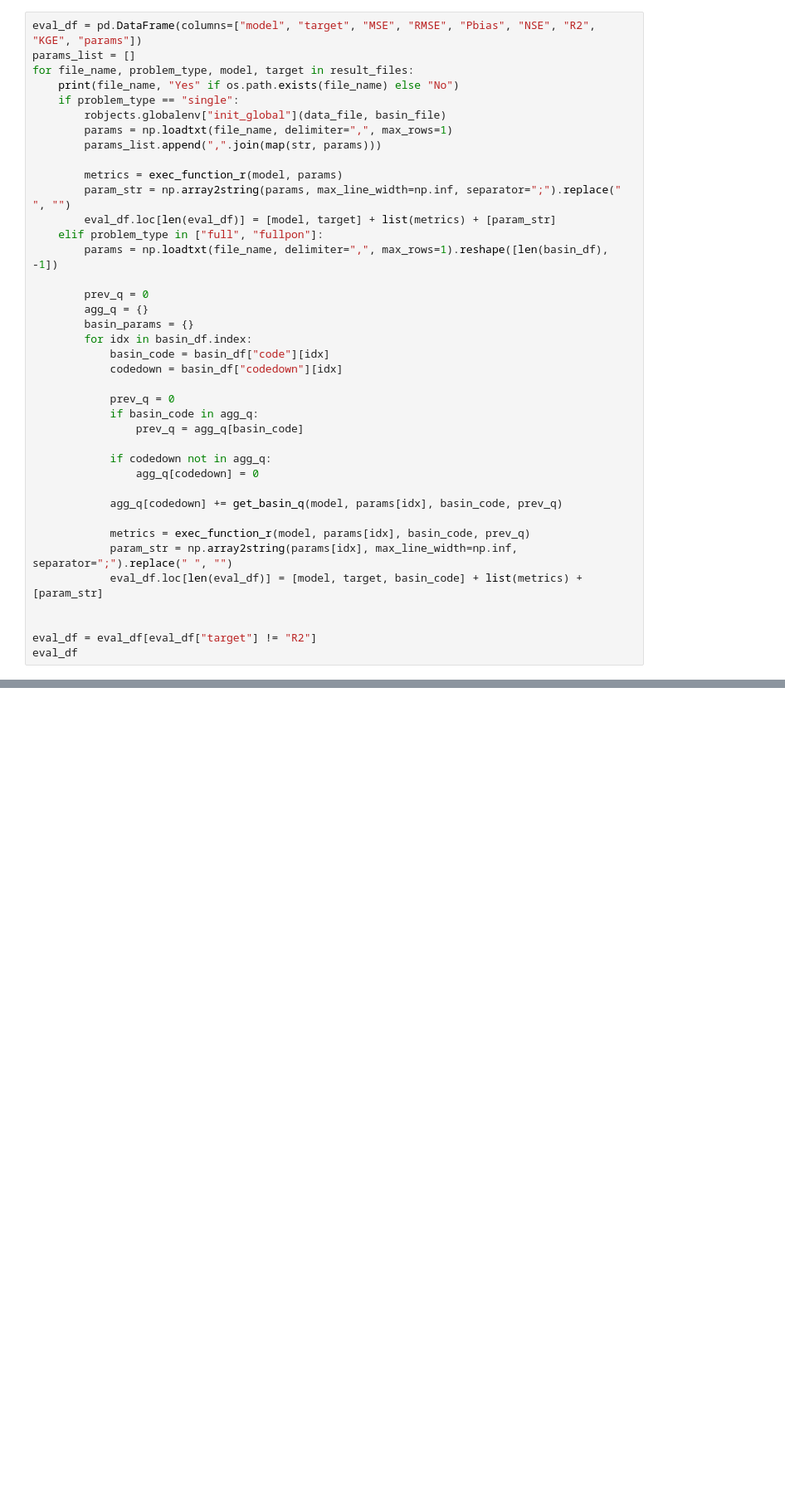
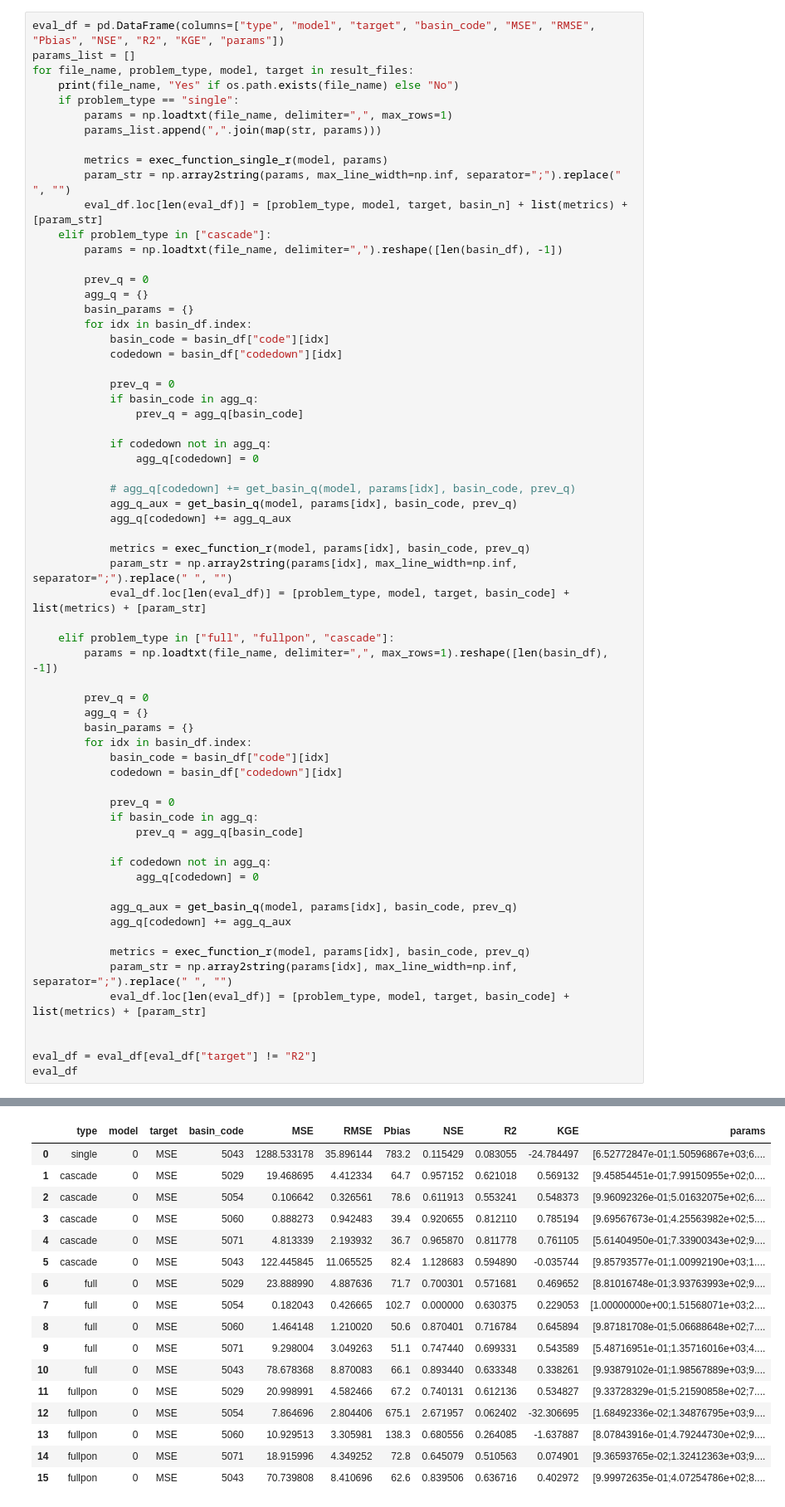
Before and after one commit to eugenioLR/hydro_model_optimization, a Jupyter notebook: evaluate_any.ipynb, the cells around one changed output, grey strips where cells are left out. Shown: that part at 83% size. Drawn from its saved outputs; the diff is of its cells as text; blank space fills up the shorter version.

```diff
--- a/evaluate_any.ipynb
+++ b/evaluate_any.ipynb
@@ -96,17 +96,41 @@ print(np.loadtxt(result_files[0][0], delimiter=",", max_rows=1).shape)
 # %%
-eval_df = pd.DataFrame(columns=["model", "target", "MSE", "RMSE", "Pbias", "NSE", "R2", "KGE", "params"])
+eval_df = pd.DataFrame(columns=["type", "model", "target", "basin_code", "MSE", "RMSE", "Pbias", "NSE", "R2", "KGE", "params"])
 params_list = []
 for file_name, problem_type, model, target in result_files:
     print(file_name, "Yes" if os.path.exists(file_name) else "No")
     if problem_type == "single":
-        robjects.globalenv["init_global"](data_file, basin_file)
         params = np.loadtxt(file_name, delimiter=",", max_rows=1)
         params_list.append(",".join(map(str, params)))
 
-        metrics = exec_function_r(model, params)
+        metrics = exec_function_single_r(model, params)
         param_str = np.array2string(params, max_line_width=np.inf, separator=";").replace(" ", "")
-        eval_df.loc[len(eval_df)] = [model, target] + list(metrics) + [param_str]
-    elif problem_type in ["full", "fullpon"]:
+        eval_df.loc[len(eval_df)] = [problem_type, model, target, basin_n] + list(metrics) + [param_str]
+    elif problem_type in ["cascade"]:
+        params = np.loadtxt(file_name, delimiter=",").reshape([len(basin_df), -1])
+
+        prev_q = 0
+        agg_q = {}
+        basin_params = {}
+        for idx in basin_df.index:
+            basin_code = basin_df["code"][idx]
+            codedown = basin_df["codedown"][idx]
+
+            prev_q = 0
+            if basin_code in agg_q:
+                prev_q = agg_q[basin_code]
+
+            if codedown not in agg_q:
+                agg_q[codedown] = 0
+
+            # agg_q[codedown] += get_basin_q(model, params[idx], basin_code, prev_q)
+            agg_q_aux = get_basin_q(model, params[idx], basin_code, prev_q)
+            agg_q[codedown] += agg_q_aux
+
+            metrics = exec_function_r(model, params[idx], basin_code, prev_q)
+            param_str = np.array2string(params[idx], max_line_width=np.inf, separator=";").replace(" ", "")
+            eval_df.loc[len(eval_df)] = [problem_type, model, target, basin_code] + list(metrics) + [param_str]
+
+    elif problem_type in ["full", "fullpon", "cascade"]:
         params = np.loadtxt(file_name, delimiter=",", max_rows=1).reshape([len(basin_df), -1])
 
         prev_q = 0
@@ -123,11 +147,12 @@ for file_name, problem_type, model, target in result_files:
             if codedown not in agg_q:
                 agg_q[codedown] = 0
 
-            agg_q[codedown] += get_basin_q(model, params[idx], basin_code, prev_q)
+            agg_q_aux = get_basin_q(model, params[idx], basin_code, prev_q)
+            agg_q[codedown] += agg_q_aux
 
             metrics = exec_function_r(model, params[idx], basin_code, prev_q)
             param_str = np.array2string(params[idx], max_line_width=np.inf, separator=";").replace(" ", "")
-            eval_df.loc[len(eval_df)] = [model, target, basin_code] + list(metrics) + [param_str]
+            eval_df.loc[len(eval_df)] = [problem_type, model, target, basin_code] + list(metrics) + [param_str]
 
 
 eval_df = eval_df[eval_df["target"] != "R2"]
@@ -138,3 +165,20 @@ ValueError: cannot set a row with mismatched columns
+|  | type | model | target | basin_code | MSE | RMSE | Pbias | NSE | R2 | KGE | params |
+| 0 | single | 0 | MSE | 5043 | 1288.533178 | 35.896144 | 783.2 | 0.115429 | 0.083055 | -24.784497 | [6.52772847e-01;1.50596867e+03;6.... |
+| 1 | cascade | 0 | MSE | 5029 | 19.468695 | 4.412334 | 64.7 | 0.957152 | 0.621018 | 0.569132 | [9.45854451e-01;7.99150955e+02;0.... |
+| 2 | cascade | 0 | MSE | 5054 | 0.106642 | 0.326561 | 78.6 | 0.611913 | 0.553241 | 0.548373 | [9.96092326e-01;5.01632075e+02;6.... |
+| 3 | cascade | 0 | MSE | 5060 | 0.888273 | 0.942483 | 39.4 | 0.920655 | 0.812110 | 0.785194 | [9.69567673e-01;4.25563982e+02;5.... |
+| 4 | cascade | 0 | MSE | 5071 | 4.813339 | 2.193932 | 36.7 | 0.965870 | 0.811778 | 0.761105 | [5.61404950e-01;7.33900343e+02;9.... |
+| 5 | cascade | 0 | MSE | 5043 | 122.445845 | 11.065525 | 82.4 | 1.128683 | 0.594890 | -0.035744 | [9.85793577e-01;1.00992190e+03;1.... |
+| 6 | full | 0 | MSE | 5029 | 23.888990 | 4.887636 | 71.7 | 0.700301 | 0.571681 | 0.469652 | [8.81016748e-01;3.93763993e+02;9.... |
+| 7 | full | 0 | MSE | 5054 | 0.182043 | 0.426665 | 102.7 | 0.000000 | 0.630375 | 0.229053 | [1.00000000e+00;1.51568071e+03;2.... |
+| 8 | full | 0 | MSE | 5060 | 1.464148 | 1.210020 | 50.6 | 0.870401 | 0.716784 | 0.645894 | [9.87181708e-01;5.06688648e+02;7.... |
+| 9 | full | 0 | MSE | 5071 | 9.298004 | 3.049263 | 51.1 | 0.747440 | 0.699331 | 0.543589 | [5.48716951e-01;1.35716016e+03;4.... |
+| 10 | full | 0 | MSE | 5043 | 78.678368 | 8.870083 | 66.1 | 0.893440 | 0.633348 | 0.338261 | [9.93879102e-01;1.98567889e+03;9.... |
+| 11 | fullpon | 0 | MSE | 5029 | 20.998991 | 4.582466 | 67.2 | 0.740131 | 0.612136 | 0.534827 | [9.33728329e-01;5.21590858e+02;7.... |
+| 12 | fullpon | 0 | MSE | 5054 | 7.864696 | 2.804406 | 675.1 | 2.671957 | 0.062402 | -32.306695 | [1.68492336e-02;1.34876795e+03;9.... |
+| 13 | fullpon | 0 | MSE | 5060 | 10.929513 | 3.305981 | 138.3 | 0.680556 | 0.264085 | -1.637887 | [8.07843916e-01;4.79244730e+02;9.... |
+| 14 | fullpon | 0 | MSE | 5071 | 18.915996 | 4.349252 | 72.8 | 0.645079 | 0.510563 | 0.074901 | [9.36593765e-02;1.32412363e+03;9.... |
+| 15 | fullpon | 0 | MSE | 5043 | 70.739808 | 8.410696 | 62.6 | 0.839506 | 0.636716 | 0.402972 | [9.99972635e-01;4.07254786e+02;8.... |
 # %%
 eval_df.sort_values("NSE")
 # %% [output]
```
Also changed, not shown: parts of 9 cells of this notebook, 4 other files.
